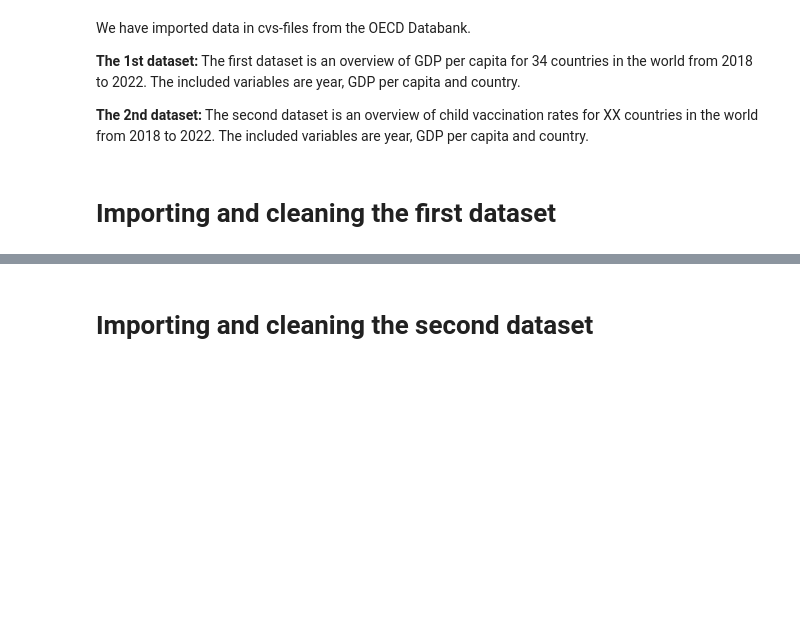
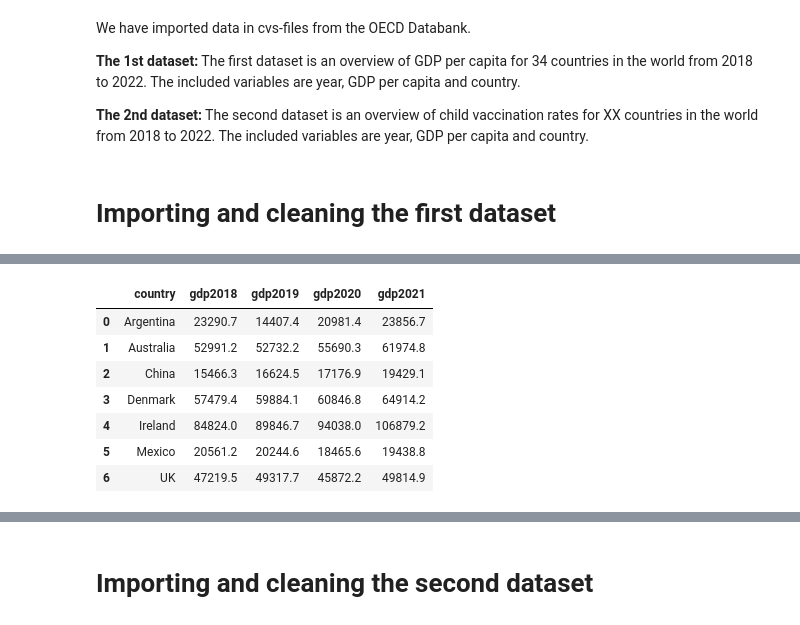
Before and after one commit to NumEconCopenhagen/projects-2023-n-m, a Jupyter notebook: dataproject/dataproject.ipynb, the cells around one changed output, grey strips where cells are left out. Saved outputs shown, nothing was run; the diff lists cells and outputs as text; code cells hidden in the pictures; blank space fills up the shorter version.

```diff
--- a/dataproject/dataproject.ipynb
+++ b/dataproject/dataproject.ipynb
@@ -54,0 +77,15 @@ print(gdp)
+# %%
+gdp.rename(columns = {2018:'gdp2018'}, inplace=True)
+gdp.rename(columns = {2019:'gdp2019'}, inplace=True)
+gdp.rename(columns = {2020:'gdp2020'}, inplace=True)
+gdp.rename(columns = {2021:'gdp2021'}, inplace=True)
+gdp.head(7)
+# %% [output]
+|  | country | gdp2018 | gdp2019 | gdp2020 | gdp2021 |
+| 0 | Argentina | 23290.7 | 14407.4 | 20981.4 | 23856.7 |
+| 1 | Australia | 52991.2 | 52732.2 | 55690.3 | 61974.8 |
+| 2 | China | 15466.3 | 16624.5 | 17176.9 | 19429.1 |
+| 3 | Denmark | 57479.4 | 59884.1 | 60846.8 | 64914.2 |
+| 4 | Ireland | 84824.0 | 89846.7 | 94038.0 | 106879.2 |
+| 5 | Mexico | 20561.2 | 20244.6 | 18465.6 | 19438.8 |
+| 6 | UK | 47219.5 | 49317.7 | 45872.2 | 49814.9 |
```
Also changed, not shown: parts of 20 cells of this notebook.
